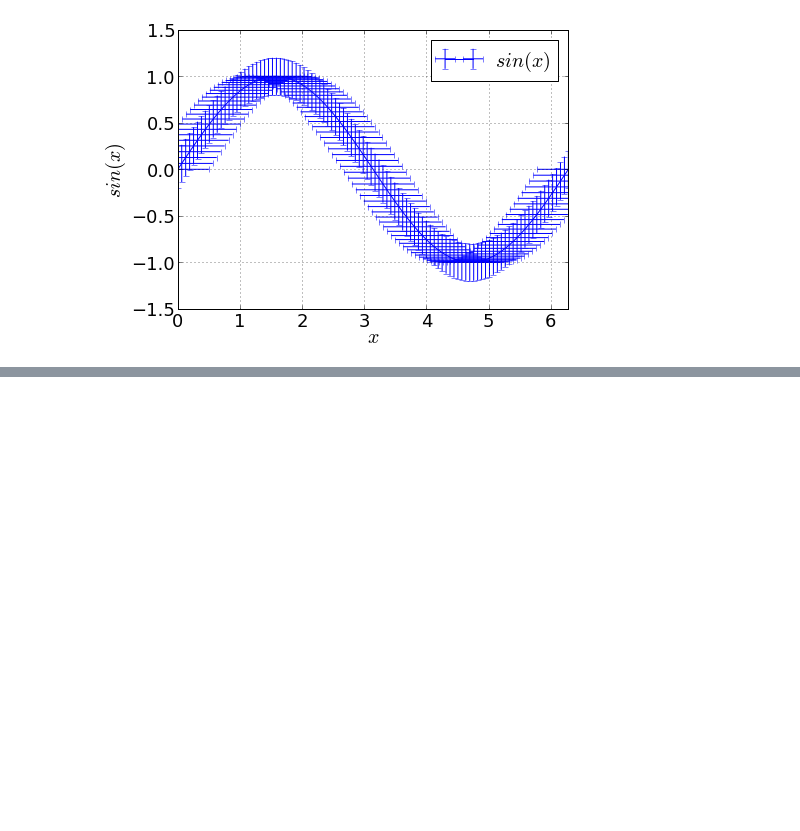
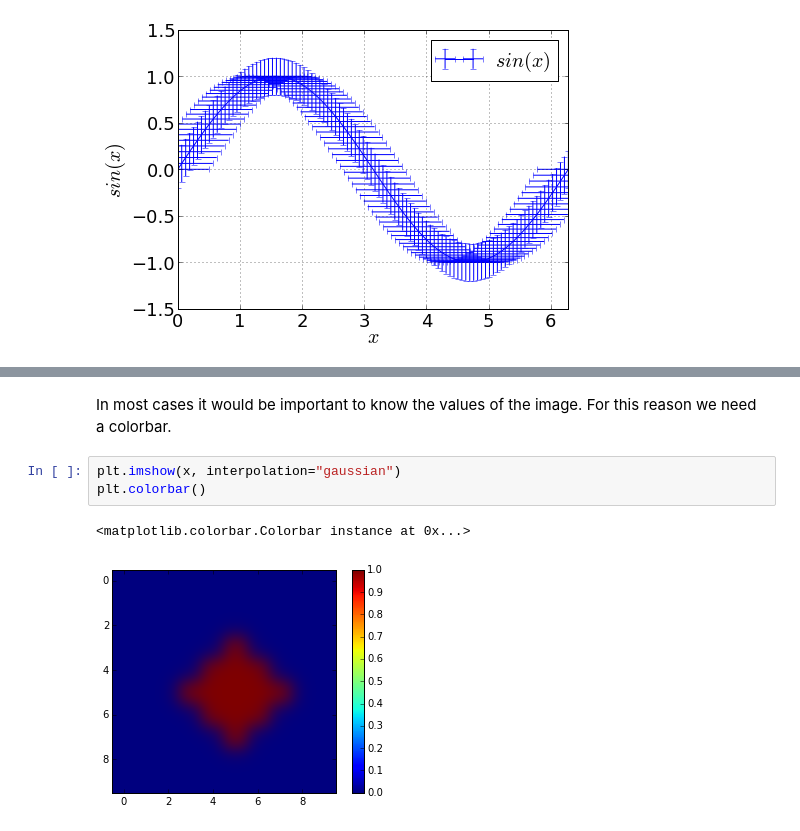
Before and after one commit to ComputoCienciasUniandes/HerramientasComputacionales, a Jupyter notebook: Lectures/06.Matplotlib/Matplotlib-Visualization.ipynb, the cells around one changed output, grey strips where cells are left out. Cells and saved outputs as stored; diff of their text form; blank space fills up the shorter version.

```diff
--- a/Lectures/06.Matplotlib/Matplotlib-Visualization.ipynb
+++ b/Lectures/06.Matplotlib/Matplotlib-Visualization.ipynb
@@ -227,0 +264,8 @@ plt.savefig("sinfunction.pdf", format='pdf', bbox_inches='tight', transparent=Tr
+# %% [markdown]
+In most cases it would be important to know the values of the image. For this reason we need a colorbar.
+# %%
+plt.imshow(x, interpolation="gaussian")
+plt.colorbar()
+# %% [output]
+<matplotlib.colorbar.Colorbar instance at 0x...>
+[figure, added]
```
Also changed, not shown: parts of 16 cells of this notebook.
